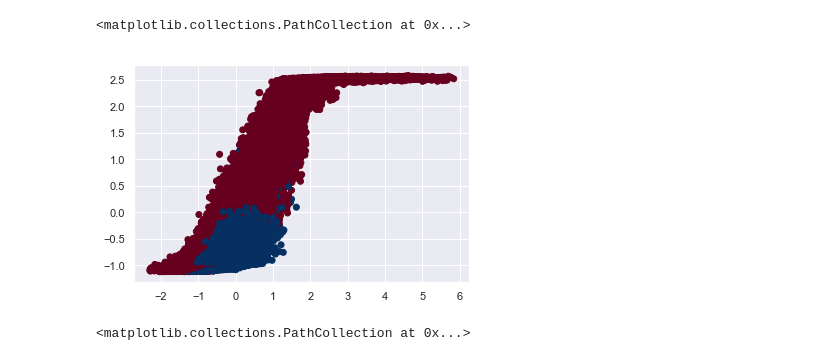
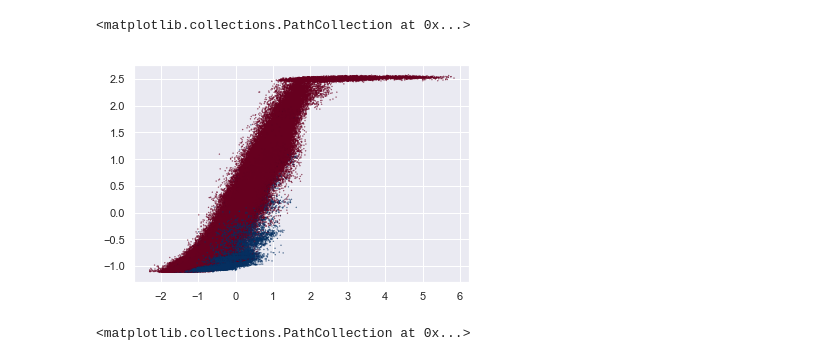
Before and after one commit to XinArkh/Industrial_BigData_Competition_2017, a Jupyter notebook: Script.ipynb, the cells around one changed output. Cells and saved outputs as stored; diff of their text form; code cells hidden in the pictures.

```diff
--- a/Script.ipynb
+++ b/Script.ipynb
@@ -9,10 +9,10 @@ data1 = pd.read_csv('processed/15_data.csv')
 data2 = pd.read_csv('processed/21_data.csv')
 # data_labels = data['frozen']
 # %%
-plt.scatter(data1['wind_speed'], data1['power'], c=data1['frozen'], cmap='RdBu')
+plt.scatter(data1['wind_speed'], data1['power'], c=data1['frozen'], s=0.1, cmap='RdBu')
 # %% [output]
 <matplotlib.collections.PathCollection at 0x...>
-[figure, old version]
+[figure, new version]
 # %%
 plt.scatter(data2['wind_speed'], data2['power'], c=data2['frozen'], cmap='RdBu')
 # %% [output]
```
Also changed, not shown: parts of 6 cells of this notebook, 6 other files.
